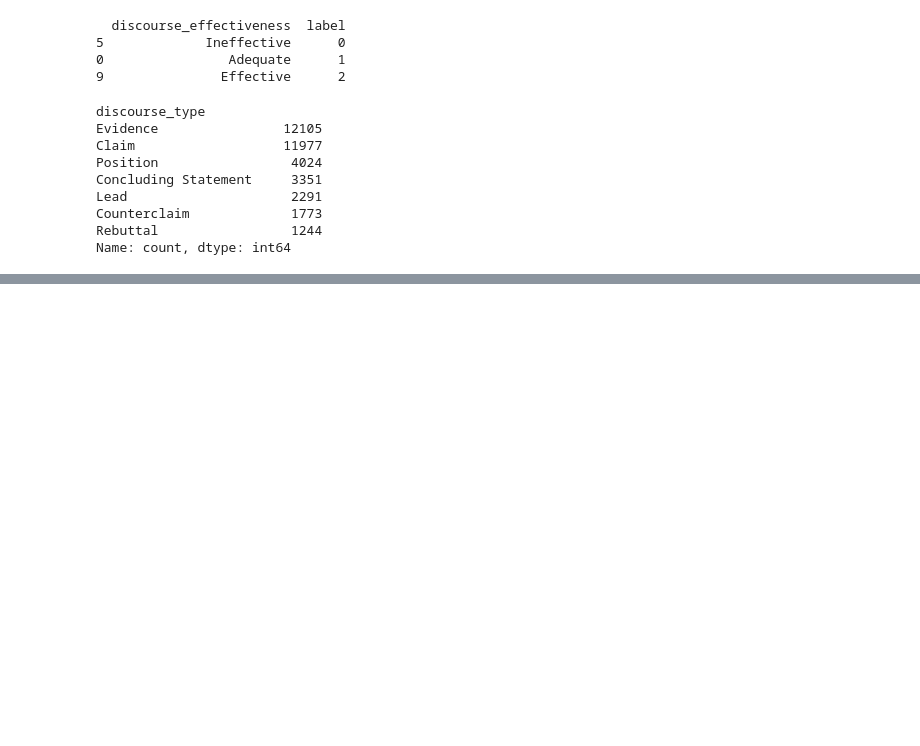
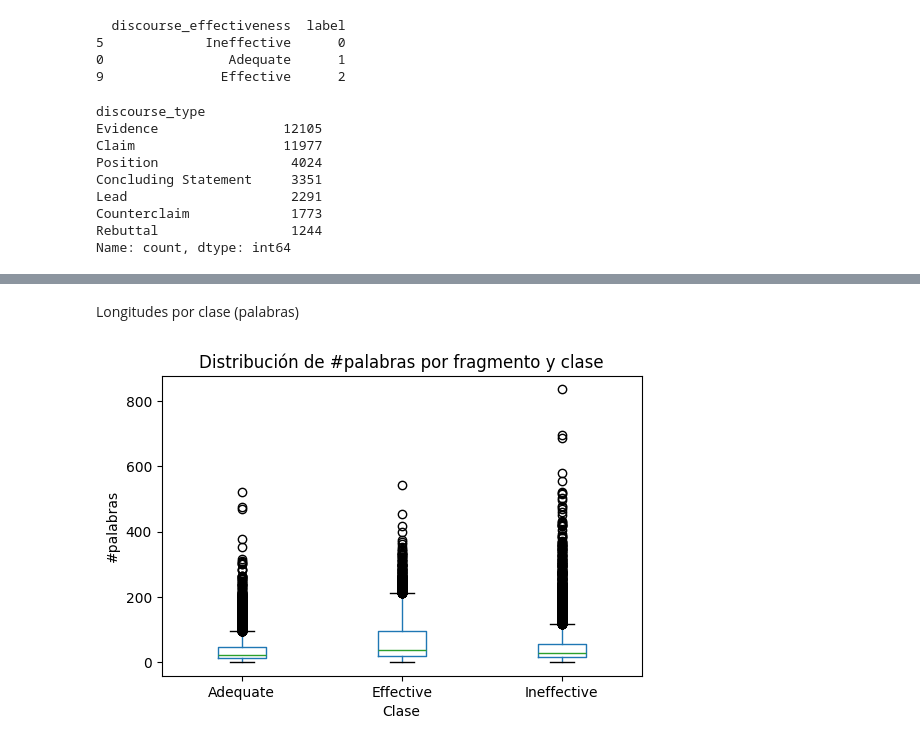
Before and after one commit to DiegoLinares11/Proyecto-2-PLN, a Jupyter notebook: PLN.ipynb, the cells around one changed output, grey strips where cells are left out. Cells and saved outputs as stored; diff of their text form; code cells hidden in the pictures; blank space fills up the shorter version.

```diff
--- a/PLN.ipynb
+++ b/PLN.ipynb
@@ -240,0 +283,12 @@ Name: count, dtype: int64
+# %% [markdown]
+Longitudes por clase (palabras)
+# %%
+import matplotlib.pyplot as plt
+train_df.boxplot(column="disc_words", by="discourse_effectiveness", grid=False, figsize=(6,4))
+plt.suptitle("")
+plt.title("Distribución de #palabras por fragmento y clase")
+plt.xlabel("Clase")
+plt.ylabel("#palabras")
+plt.show()
+# %% [output]
+[figure, added]
```
Also changed, not shown: parts of 7 cells of this notebook.
